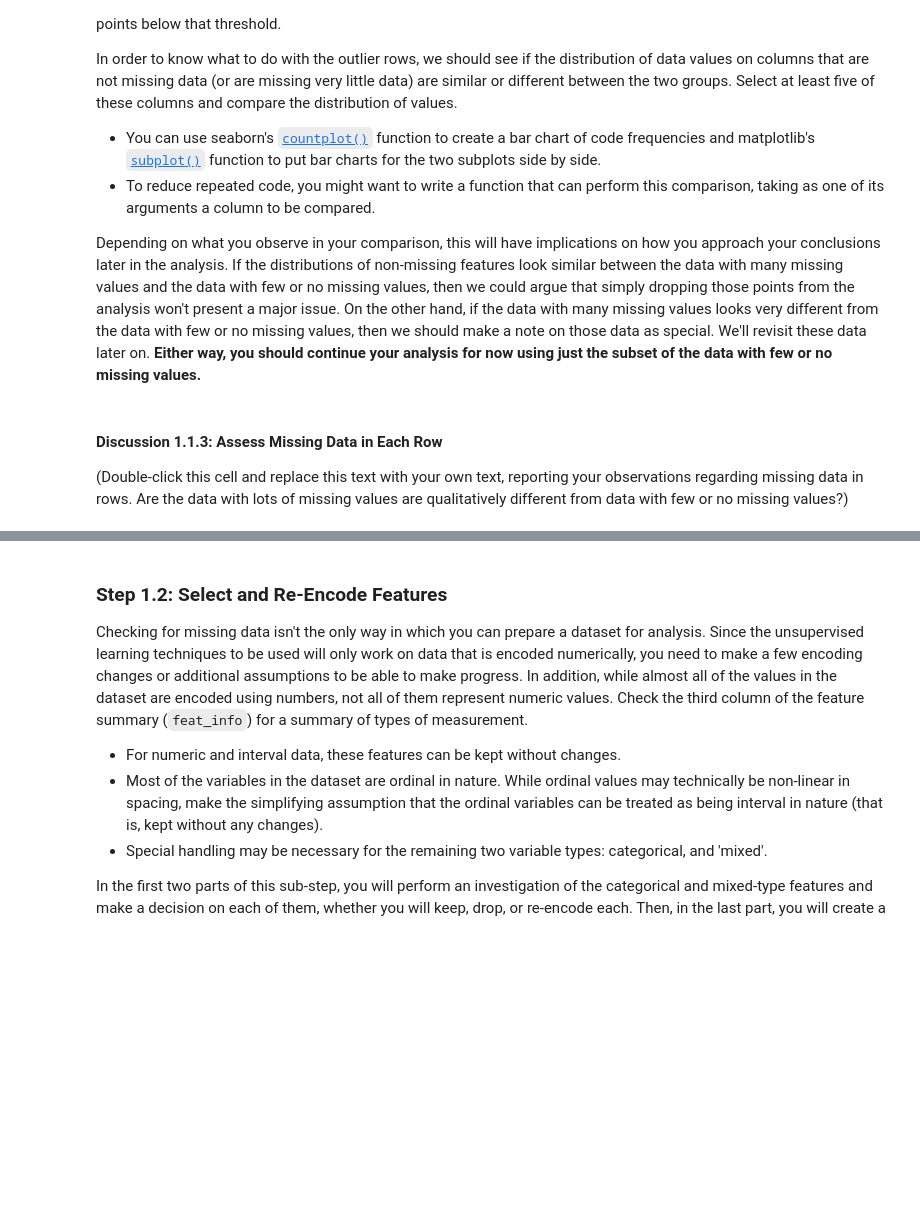
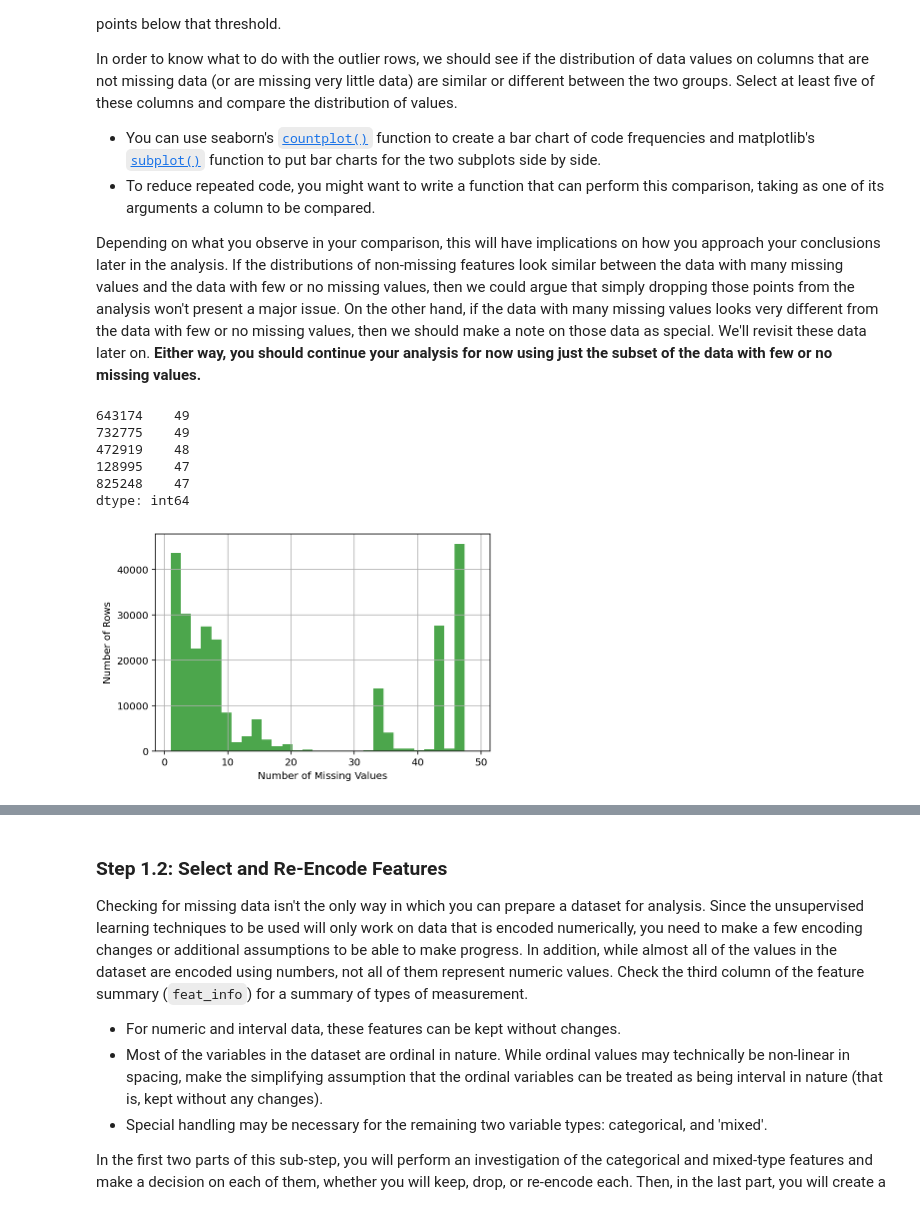
Before and after one commit to evelthon/Intro-to-Machine-Learning-with-Pytorch, a Jupyter notebook: projects/p3_Identify-Customer-Segments/Identify_Customer_Segments.ipynb, the cells around one changed output, grey strips where cells are left out. Drawn from its saved outputs; the diff is of its cells as text; code cells hidden in the pictures; blank space fills up the shorter version.

```diff
--- a/projects/p3_Identify-Customer-Segments/Identify_Customer_Segments.ipynb
+++ b/projects/p3_Identify-Customer-Segments/Identify_Customer_Segments.ipynb
@@ -182,7 +182,7 @@ print("{} columns have missing values.".format(len(columns_with_missing_values_s
 # %%
 # Remove the outlier columns from the dataset. (You'll perform other data
 # engineering tasks such as re-encoding and imputation later.)
-
+threshold = 20
 columns_cleaned = columns_with_missing_values_percent[columns_with_missing_values_percent>threshold]
 columns_to_remove = columns_cleaned.index.tolist()
 print(f'These columns have more than {threshold} percent missing data, and will be dropped:\n{columns_to_remove}\n')
@@ -235,4 +227,22 @@ Depending on what you observe in your comparison, this will have implications on
-# %% [markdown]
-#### Discussion 1.1.3: Assess Missing Data in Each Row
-
-(Double-click this cell and replace this text with your own text, reporting your observations regarding missing data in rows. Are the data with lots of missing values are qualitatively different from data with few or no missing values?)
+# %%
+# How much data is missing in each row of the dataset?
+# print(azdias.isnull().sum(axis=1))
+missing_values_per_row = azdias.isnull().sum(axis=1)
+missing_values_per_row = missing_values_per_row[missing_values_per_row > 0]
+missing_values_per_row.sort_values(inplace=True, ascending=False)
+print(missing_values_per_row.head())
+
+# missing_per_row =azdias.isnull().sum(axis=1)
+plt.hist(missing_values_per_row, bins=30, facecolor='green', alpha=0.7)
+plt.ylabel('Number of Rows')
+plt.xlabel('Number of Missing Values')
+plt.grid(True)
+plt.show()
+# %% [output]
+643174    49
+732775    49
+472919    48
+128995    47
+825248    47
+dtype: int64
+[figure, added]
```
Also changed, not shown: parts of 11 cells of this notebook.
